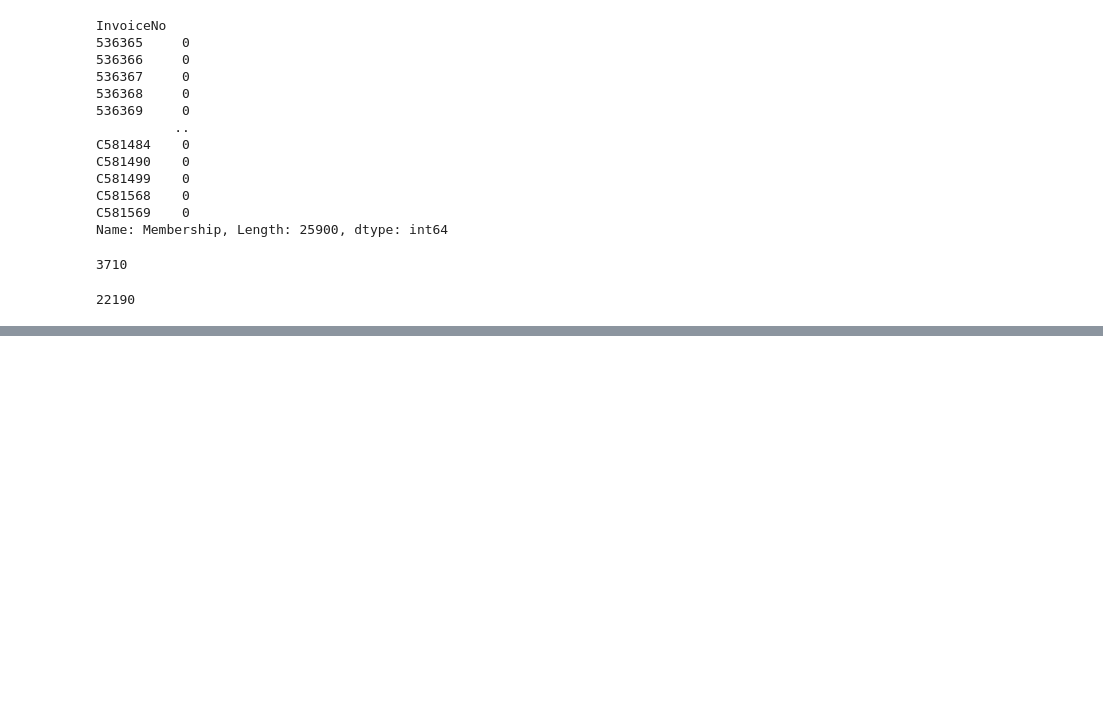
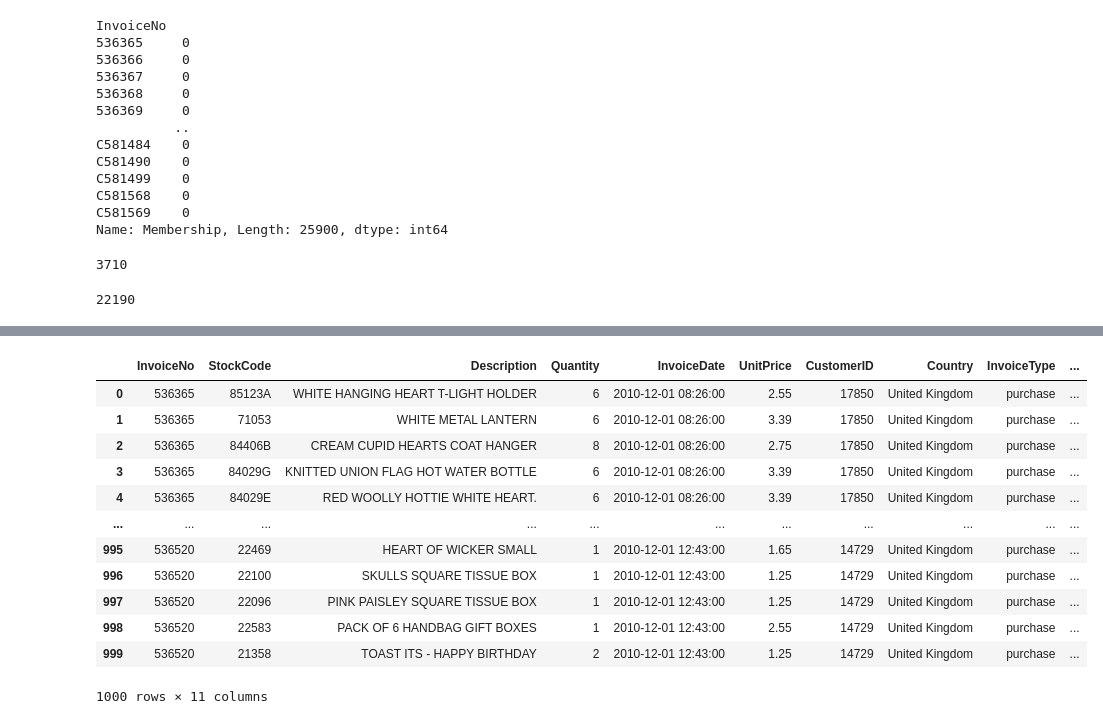
Before and after one commit to sifanzzz/ECommerce_Sales_Forecast, a Jupyter notebook: Analysis_Notebook.ipynb, the cells around one changed output, grey strips where cells are left out. Saved outputs shown, nothing was run; the diff lists cells and outputs as text; code cells hidden in the pictures; blank space fills up the shorter version.

Commit message:
try using different model for classification

```diff
--- a/Analysis_Notebook.ipynb
+++ b/Analysis_Notebook.ipynb
@@ -170,0 +184,13 @@ print(non_member_invoice_count)
+# %%
+from sklearn.decomposition import LatentDirichletAllocation
+from sklearn.feature_extraction.text import TfidfVectorizer
+from sklearn.cluster import KMeans
+
+vectorizer = TfidfVectorizer(stop_words="english", max_features=5000)
+X = vectorizer.fit_transform(data["Description"].astype(str))
+
+n_clusters = 5
+kmeans = KMeans(n_clusters=n_clusters, random_state=42, n_init=10)
+data["Category"] = kmeans.fit_predict(X)
+
+print(data[["Description", "Category"]].head(20))
@@ -170,0 +215,25 @@ print(non_member_invoice_count)
+# %%
+# Try another model
+from sklearn.decomposition import LatentDirichletAllocation
+
+n_topics = 10
+lda = LatentDirichletAllocation(n_components=n_topics, random_state=42)
+topic_matrix = lda.fit_transform(X)
+
+data["Category"] = topic_matrix.argmax(axis=1)
+# %%
+data.head(1000)
+# %% [output]
+|  | InvoiceNo | StockCode | Description | Quantity | InvoiceDate | UnitPrice | CustomerID | Country | InvoiceType | ... |
+| 0 | 536365 | 85123A | WHITE HANGING HEART T-LIGHT HOLDER | 6 | 2010-12-01 08:26:00 | 2.55 | 17850 | United Kingdom | purchase | ... |
+| 1 | 536365 | 71053 | WHITE METAL LANTERN | 6 | 2010-12-01 08:26:00 | 3.39 | 17850 | United Kingdom | purchase | ... |
+| 2 | 536365 | 84406B | CREAM CUPID HEARTS COAT HANGER | 8 | 2010-12-01 08:26:00 | 2.75 | 17850 | United Kingdom | purchase | ... |
+| 3 | 536365 | 84029G | KNITTED UNION FLAG HOT WATER BOTTLE | 6 | 2010-12-01 08:26:00 | 3.39 | 17850 | United Kingdom | purchase | ... |
+| 4 | 536365 | 84029E | RED WOOLLY HOTTIE WHITE HEART. | 6 | 2010-12-01 08:26:00 | 3.39 | 17850 | United Kingdom | purchase | ... |
+| ... | ... | ... | ... | ... | ... | ... | ... | ... | ... | ... |
+| 995 | 536520 | 22469 | HEART OF WICKER SMALL | 1 | 2010-12-01 12:43:00 | 1.65 | 14729 | United Kingdom | purchase | ... |
+| 996 | 536520 | 22100 | SKULLS SQUARE TISSUE BOX | 1 | 2010-12-01 12:43:00 | 1.25 | 14729 | United Kingdom | purchase | ... |
+| 997 | 536520 | 22096 | PINK PAISLEY SQUARE TISSUE BOX | 1 | 2010-12-01 12:43:00 | 1.25 | 14729 | United Kingdom | purchase | ... |
+| 998 | 536520 | 22583 | PACK OF 6 HANDBAG GIFT BOXES | 1 | 2010-12-01 12:43:00 | 2.55 | 14729 | United Kingdom | purchase | ... |
+| 999 | 536520 | 21358 | TOAST ITS - HAPPY BIRTHDAY | 2 | 2010-12-01 12:43:00 | 1.25 | 14729 | United Kingdom | purchase | ... |
+1000 rows × 11 columns
```
Also changed, not shown: parts of 8 cells of this notebook.
